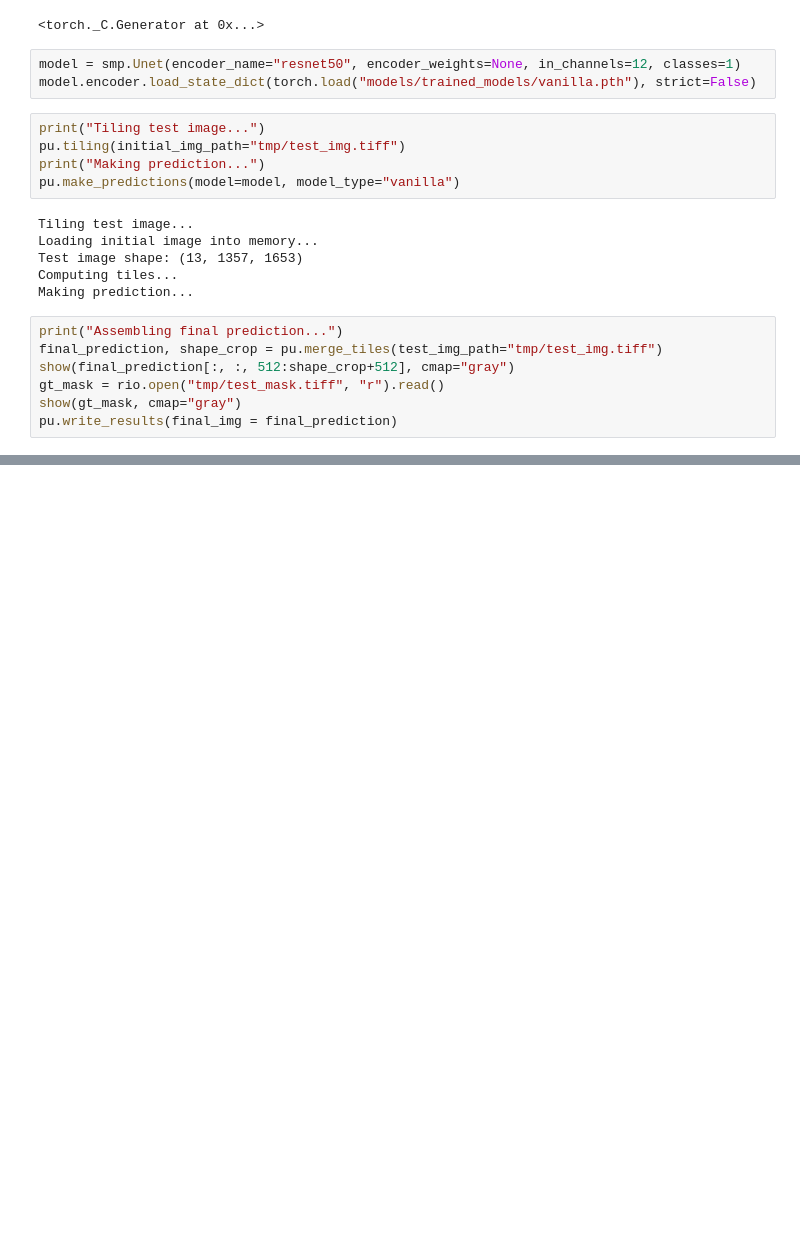
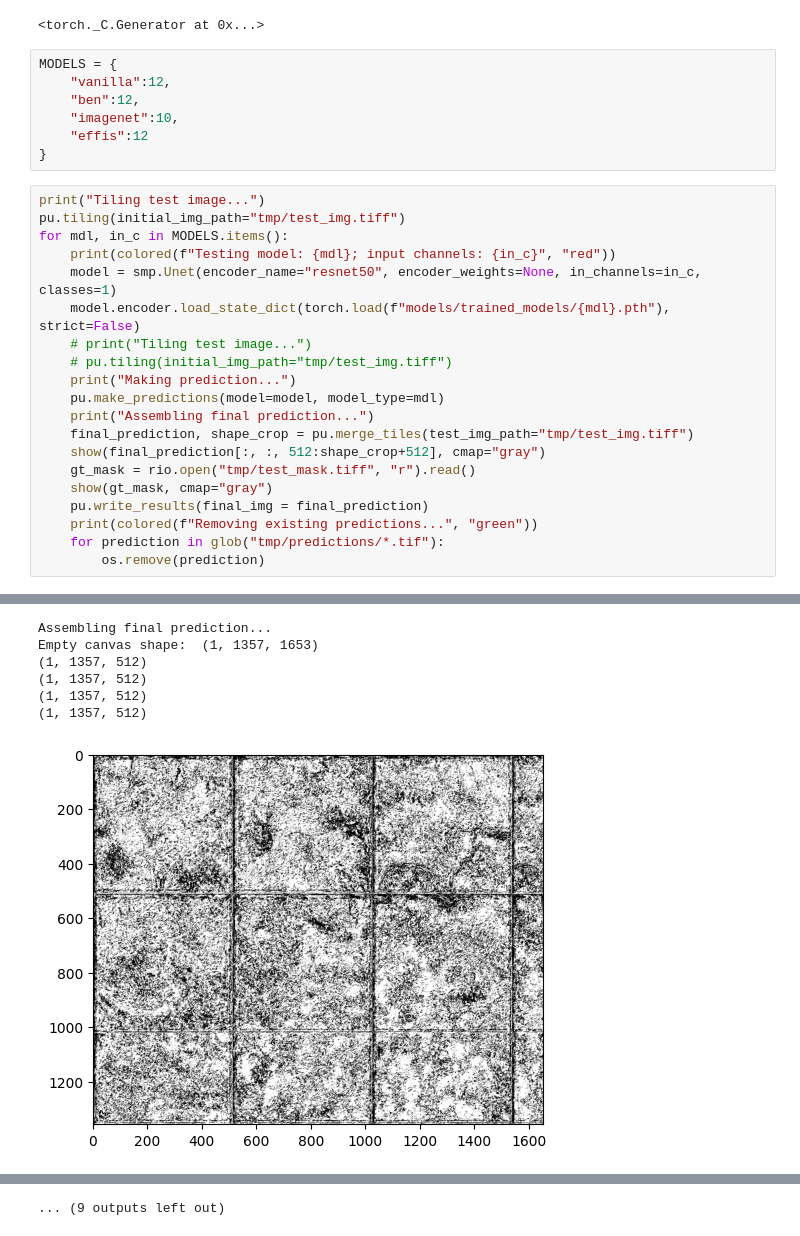
Before and after one commit to wibox/adsp, a Jupyter notebook: presentation_notebook.ipynb, the cells around one changed output, grey strips where cells are left out. Saved outputs shown, nothing was run; the diff lists cells and outputs as text; blank space fills up the shorter version.

```diff
--- a/presentation_notebook.ipynb
+++ b/presentation_notebook.ipynb
@@ -16,25 +19,31 @@ np.random.seed(51996)
 torch.manual_seed(51996)
 # %% [output]
 <torch._C.Generator at 0x...>
-# %%
-model = smp.Unet(encoder_name="resnet50", encoder_weights=None, in_channels=12, classes=1)
-model.encoder.load_state_dict(torch.load("models/trained_models/vanilla.pth"), strict=False)
-# %%
-print("Tiling test image...")
-pu.tiling(initial_img_path="tmp/test_img.tiff")
-print("Making prediction...")
-pu.make_predictions(model=model, model_type="vanilla")
-# %% [output]
-Tiling test image...
-Loading initial image into memory...
-Test image shape: (13, 1357, 1653)
-Computing tiles...
-Making prediction...
+# %%
+MODELS = {
+    "vanilla":12,
+    "ben":12,
+    "imagenet":10,
+    "effis":12
+}
 # %%
-print("Assembling final prediction...")
-final_prediction, shape_crop = pu.merge_tiles(test_img_path="tmp/test_img.tiff")
-show(final_prediction[:, :, 512:shape_crop+512], cmap="gray")
-gt_mask = rio.open("tmp/test_mask.tiff", "r").read()
-show(gt_mask, cmap="gray")
-pu.write_results(final_img = final_prediction)
+print("Tiling test image...")
+pu.tiling(initial_img_path="tmp/test_img.tiff")
+for mdl, in_c in MODELS.items():
+    print(colored(f"Testing model: {mdl}; input channels: {in_c}", "red"))
+    model = smp.Unet(encoder_name="resnet50", encoder_weights=None, in_channels=in_c, classes=1)
+    model.encoder.load_state_dict(torch.load(f"models/trained_models/{mdl}.pth"), strict=False)
+    # print("Tiling test image...")
+    # pu.tiling(initial_img_path="tmp/test_img.tiff")
+    print("Making prediction...")
+    pu.make_predictions(model=model, model_type=mdl)
+    print("Assembling final prediction...")
+    final_prediction, shape_crop = pu.merge_tiles(test_img_path="tmp/test_img.tiff")
+    show(final_prediction[:, :, 512:shape_crop+512], cmap="gray")
+    gt_mask = rio.open("tmp/test_mask.tiff", "r").read()
+    show(gt_mask, cmap="gray")
+    pu.write_results(final_img = final_prediction)
+    print(colored(f"Removing existing predictions...", "green"))
+    for prediction in glob("tmp/predictions/*.tif"):
+        os.remove(prediction)
 # %% [output]
@@ -49,0 +69,7 @@ Empty canvas shape:  (1, 1357, 1653)
+Assembling final prediction...
+Empty canvas shape:  (1, 1357, 1653)
+(1, 1357, 512)
+(1, 1357, 512)
+(1, 1357, 512)
+(1, 1357, 512)
+[figure, added]
@@ -49,0 +81 @@ Empty canvas shape:  (1, 1357, 1653)
+... (9 outputs left out)
```
Also changed, not shown: parts of 2 cells of this notebook, 12 other files.
